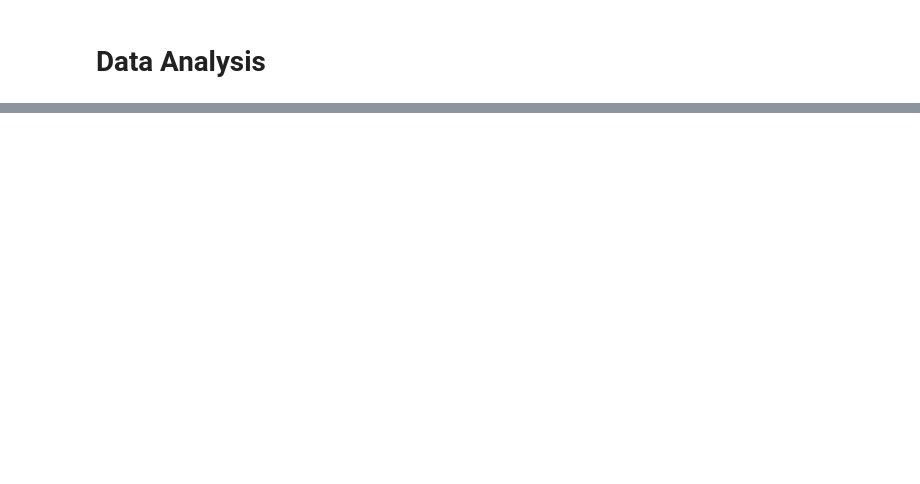
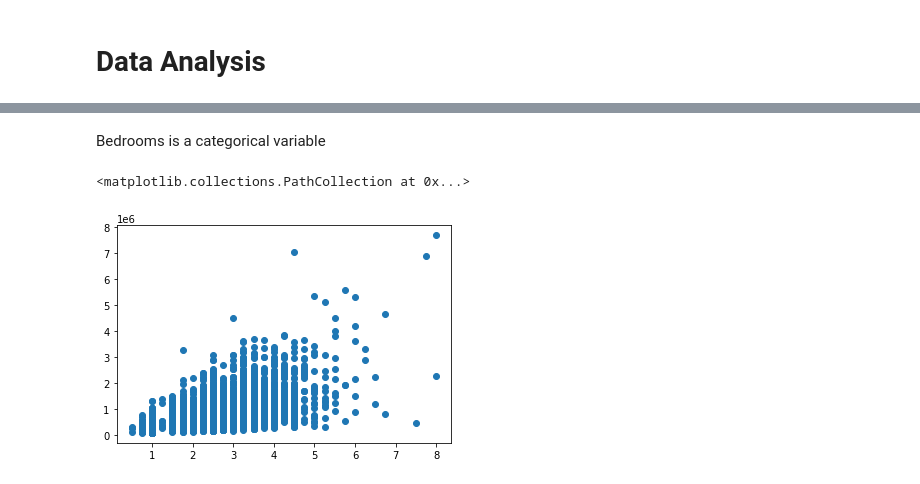
Before and after one commit to felix-n12/kingcounty, a Jupyter notebook: student-checkpoint.ipynb, the cells around one changed output, grey strips where cells are left out. Cells and saved outputs as stored; diff of their text form; code cells hidden in the pictures; blank space fills up the shorter version.

```diff
--- a/student-checkpoint.ipynb
+++ b/student-checkpoint.ipynb
@@ -140,0 +310,8 @@ The data has outliers but they seem genuine so we wont have to remove them
+# %% [markdown]
+Bedrooms is a categorical variable
+# %%
+# Showing the relationship between bathrooms and houseprice
+plt.scatter(house_data['bathrooms'],house_data['price'])
+# %% [output]
+<matplotlib.collections.PathCollection at 0x...>
+[figure, added]
```
Also changed, not shown: parts of 36 cells of this notebook.
